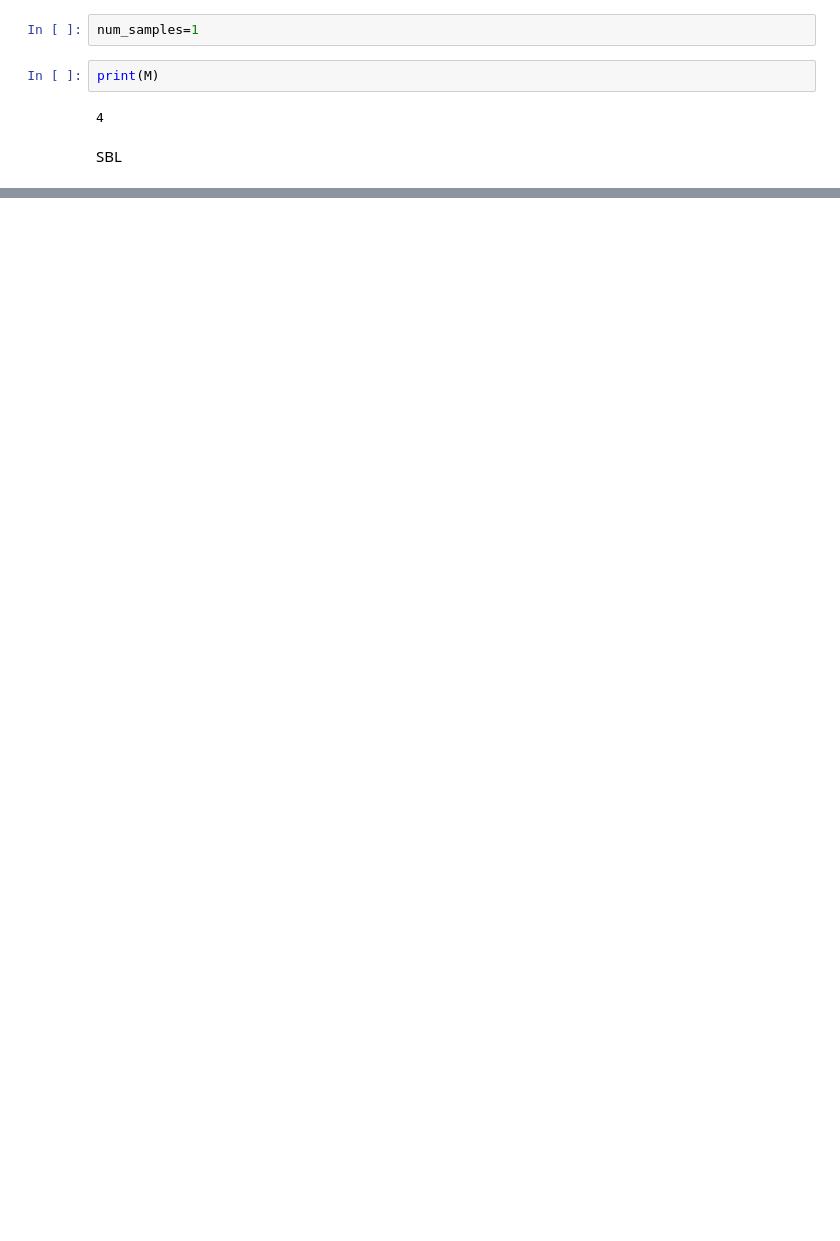
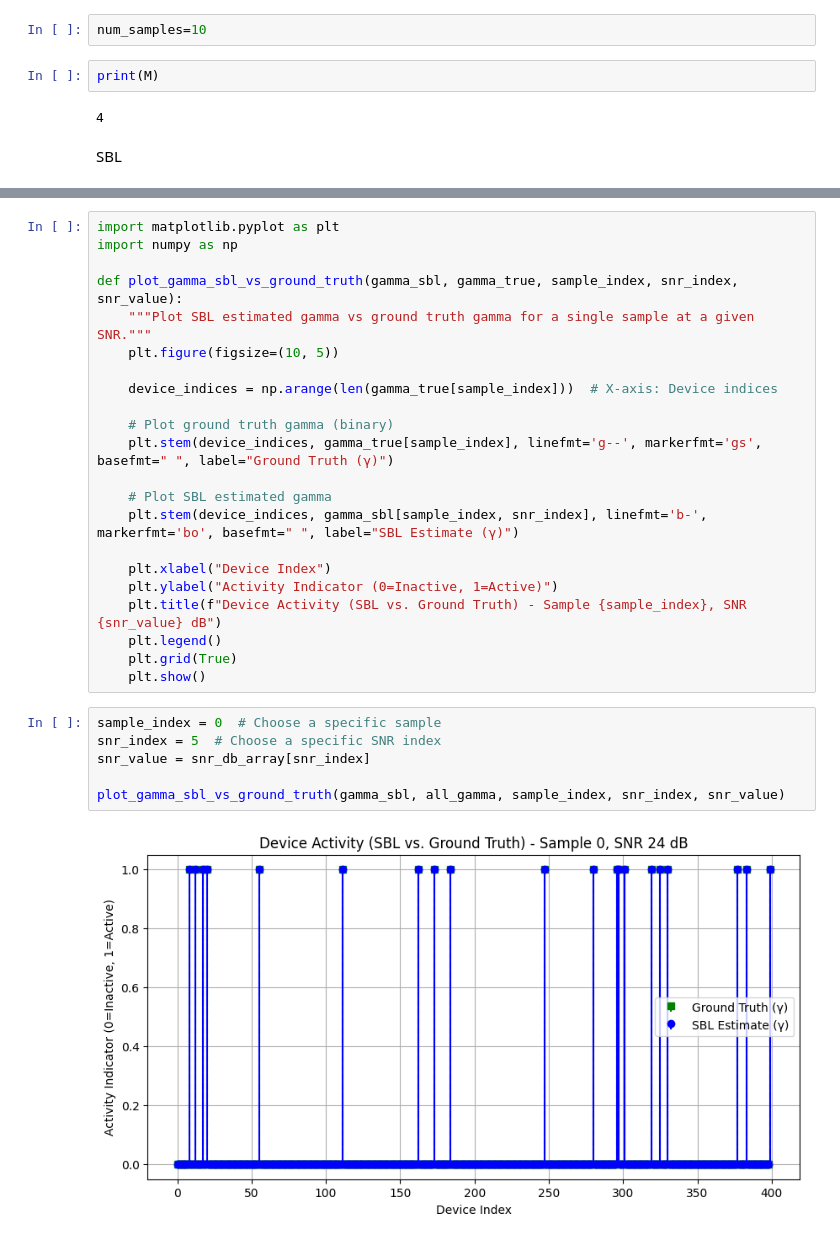
Before and after one commit to dilanka-perera/casbl-for-jadce-in-mtc, a Jupyter notebook: Results.ipynb, the cells around one changed output, grey strips where cells are left out. Cells and saved outputs as stored; diff of their text form; blank space fills up the shorter version.

```diff
--- a/Results.ipynb
+++ b/Results.ipynb
@@ -37,7 +37,7 @@ seq_length = data_communication_simulation['seq_length']
 snr_db_array = data_communication_simulation['snr_db_array']
 M = data_communication_simulation['M']
 # %%
-num_samples=1
+num_samples=10
 # %%
 print(M)
 # %% [output]
@@ -227,0 +247,30 @@ plot_sbl_vs_ground_truth(sbl, all_Z, sample_index, snr_index, snr_value)
+# %%
+import matplotlib.pyplot as plt
+import numpy as np
+
+def plot_gamma_sbl_vs_ground_truth(gamma_sbl, gamma_true, sample_index, snr_index, snr_value):
+    """Plot SBL estimated gamma vs ground truth gamma for a single sample at a given SNR."""
+    plt.figure(figsize=(10, 5))
+
+    device_indices = np.arange(len(gamma_true[sample_index]))  # X-axis: Device indices
+
+    # Plot ground truth gamma (binary)
+    plt.stem(device_indices, gamma_true[sample_index], linefmt='g--', markerfmt='gs', basefmt=" ", label="Ground Truth (γ)")
+
+    # Plot SBL estimated gamma
+    plt.stem(device_indices, gamma_sbl[sample_index, snr_index], linefmt='b-', markerfmt='bo', basefmt=" ", label="SBL Estimate (γ)")
+
+    plt.xlabel("Device Index")
+    plt.ylabel("Activity Indicator (0=Inactive, 1=Active)")
+    plt.title(f"Device Activity (SBL vs. Ground Truth) - Sample {sample_index}, SNR {snr_value} dB")
+    plt.legend()
+    plt.grid(True)
+    plt.show()
+# %%
+sample_index = 0  # Choose a specific sample
+snr_index = 5  # Choose a specific SNR index
+snr_value = snr_db_array[snr_index]
+
+plot_gamma_sbl_vs_ground_truth(gamma_sbl, all_gamma, sample_index, snr_index, snr_value)
+# %% [output]
+[figure, added]
```
Also changed, not shown: parts of 8 cells of this notebook, 10 other files.
